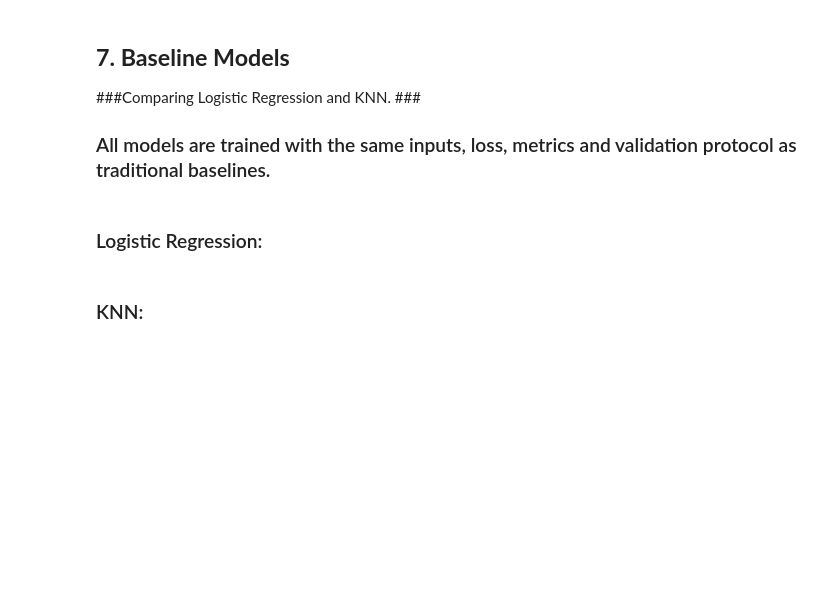
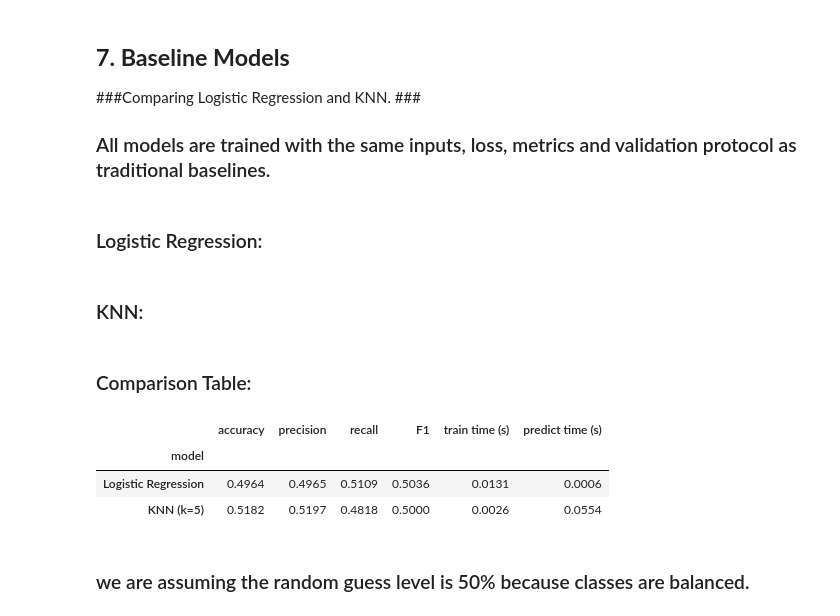
Before and after one commit to crovillo/DS3000-AI-vs-Human-Detection-, a Jupyter notebook: DS3000_AIvsHumanDetection_Group13.ipynb, the cells around one changed output. Saved outputs shown, nothing was run; the diff lists cells and outputs as text; code cells hidden in the pictures; blank space fills up the shorter version.

```diff
--- a/DS3000_AIvsHumanDetection_Group13.ipynb
+++ b/DS3000_AIvsHumanDetection_Group13.ipynb
@@ -286,3 +286,15 @@ pred = knn.predict(X_val_s)
 t_pred = time.time() - start
 
 score("KNN (k=5)", pred, t_train, t_pred)
+# %% [markdown]
+### Comparison Table:
+# %%
+results_table = pd.DataFrame(results).set_index("model").round(4)
+results_table
+# %% [output]
+|  | accuracy | precision | recall | F1 | train time (s) | predict time (s) |
+| model |  |  |  |  |  |  |
+| Logistic Regression | 0.4964 | 0.4965 | 0.5109 | 0.5036 | 0.0131 | 0.0006 |
+| KNN (k=5) | 0.5182 | 0.5197 | 0.4818 | 0.5000 | 0.0026 | 0.0554 |
+# %% [markdown]
+### we are assuming the random guess level is 50% because classes are balanced. ###
```
